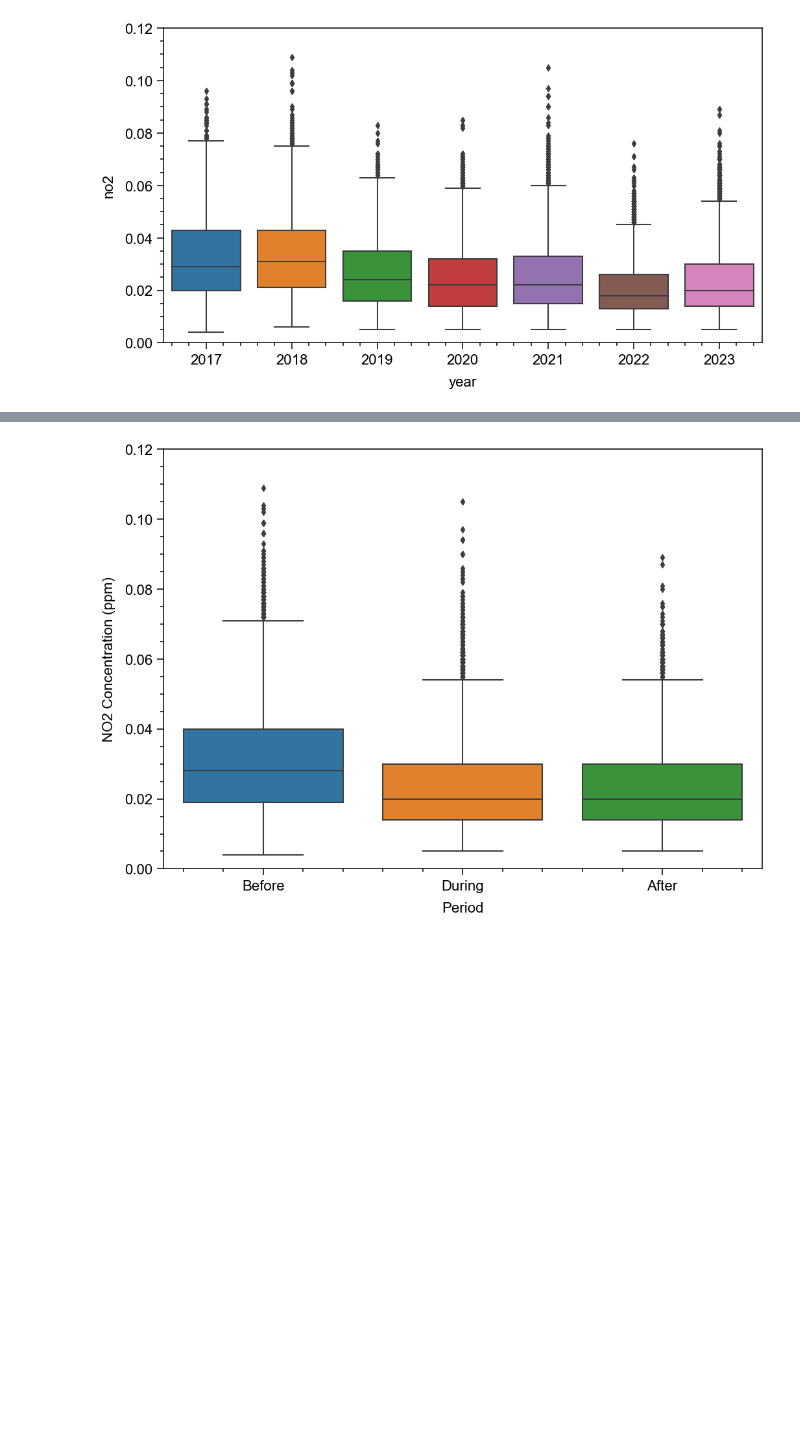
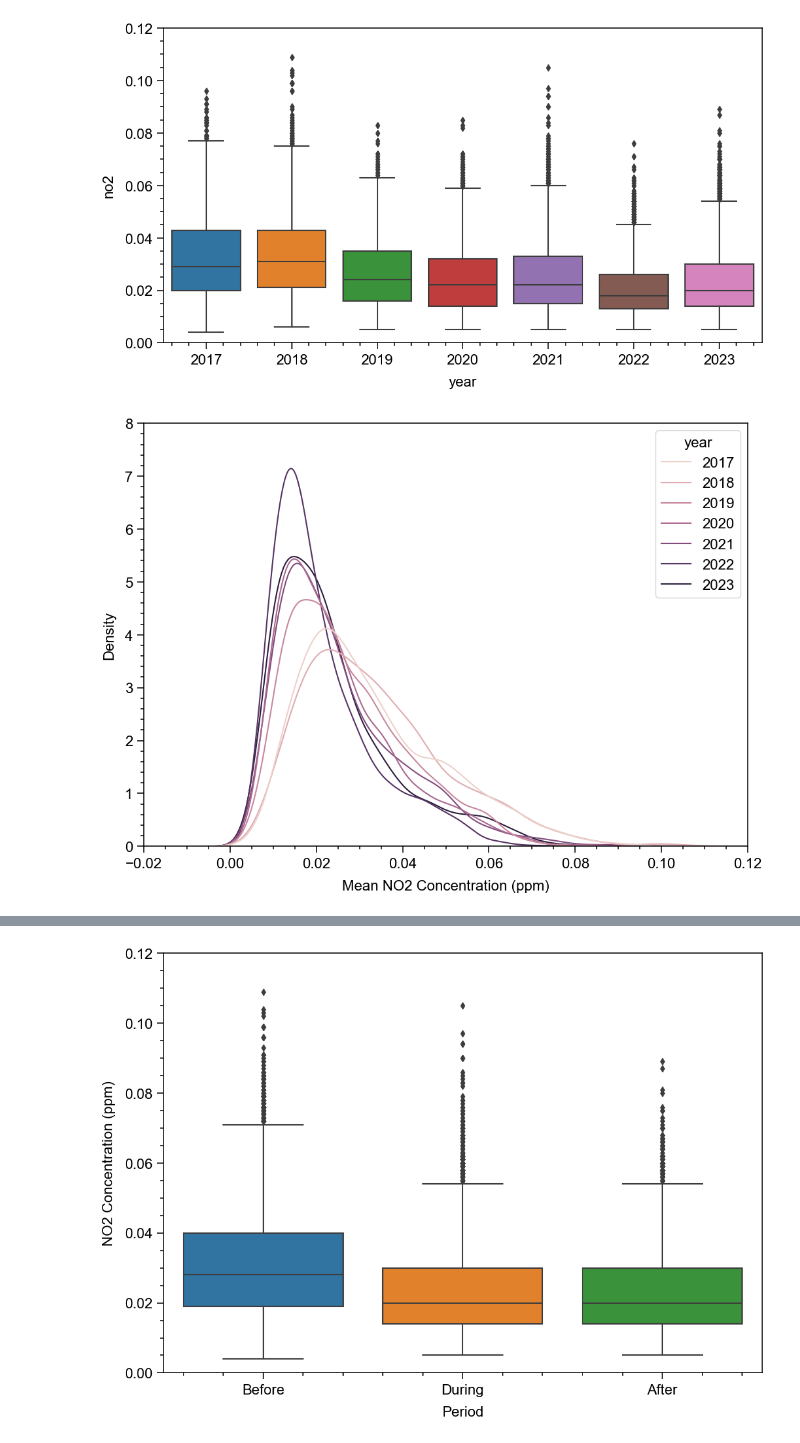
Before and after one commit to icymint8/gangnamair, a Jupyter notebook: bunseok.ipynb, the cells around one changed output, grey strips where cells are left out. Saved outputs shown, nothing was run; the diff lists cells and outputs as text; code cells hidden in the pictures; blank space fills up the shorter version.

```diff
--- a/bunseok.ipynb
+++ b/bunseok.ipynb
@@ -96,3 +101,11 @@ sns.boxplot(x=whole_df['year'], y=whole_df['no2'])
 plt.show()
 # %% [output]
 [figure]
+# %%
+# 연도별로 kde 그려봄
+plt.figure(figsize=(12, 8))
+sns.kdeplot(whole_df, x='no2', hue='year')
+plt.xlabel('Mean NO2 Concentration (ppm)')
+plt.show()
+# %% [output]
+[figure, added]
```
Also changed, not shown: parts of 22 cells of this notebook, 1 other file.
